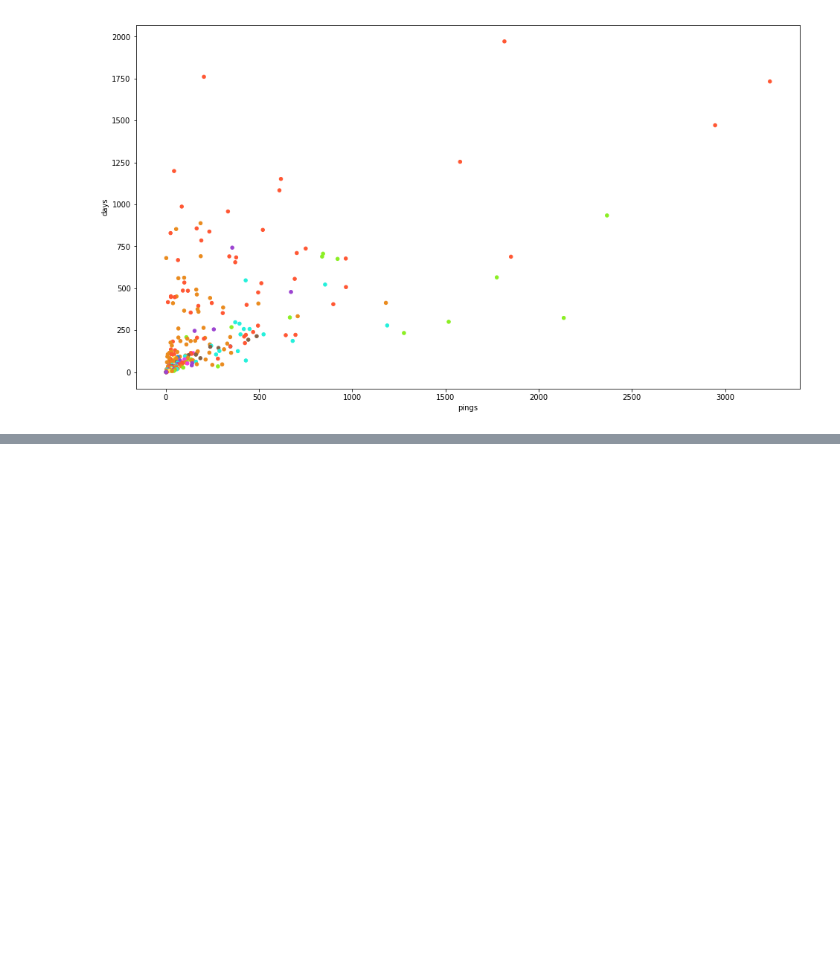
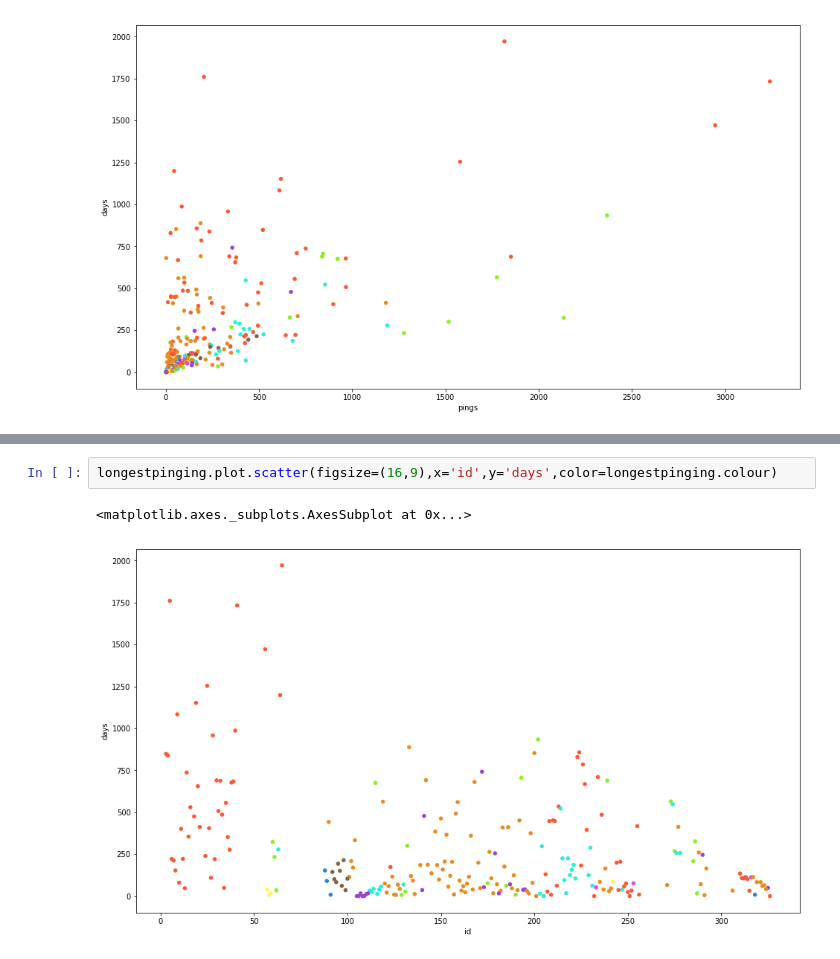
Before and after one commit to elsharkk/ocearch, a Jupyter notebook: 2. Intermediate Challenge.ipynb, the cells around one changed output, grey strips where cells are left out. Saved outputs shown, nothing was run; the diff lists cells and outputs as text; blank space fills up the shorter version.

```diff
--- a/2. Intermediate Challenge.ipynb
+++ b/2. Intermediate Challenge.ipynb
@@ -290,0 +308,5 @@ longestpinging.plot.scatter(figsize=(16,9),x='pings',y='days',color=longestpingi
+# %%
+longestpinging.plot.scatter(figsize=(16,9),x='id',y='days',color=longestpinging.colour)
+# %% [output]
+<matplotlib.axes._subplots.AxesSubplot at 0x...>
+[figure, added]
```
Also changed, not shown: parts of 4 cells of this notebook, 2 other files.
